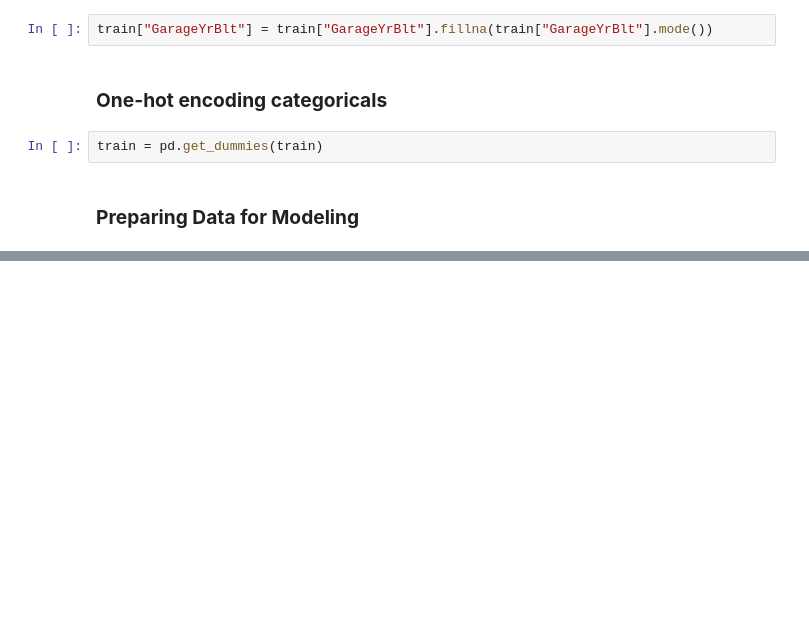
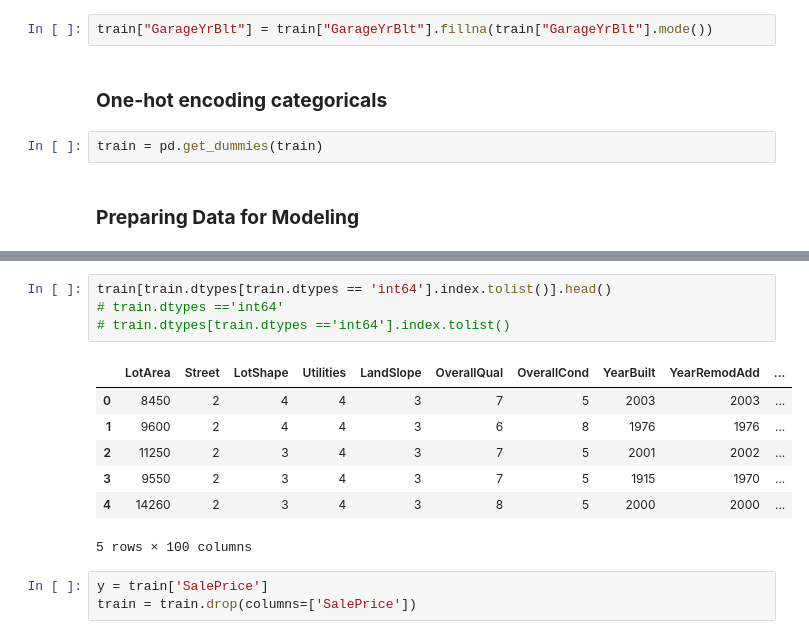
Before and after one commit to cleysonl/ML_Bootcamp_CLL, a Jupyter notebook: Advanced_ML_FeatureEngineering&Regularization.ipynb, the cells around one changed output, grey strips where cells are left out. Drawn from its saved outputs; the diff is of its cells as text; blank space fills up the shorter version.

```diff
--- a/Advanced_ML_FeatureEngineering&Regularization.ipynb
+++ b/Advanced_ML_FeatureEngineering&Regularization.ipynb
@@ -478,0 +503,15 @@ train = pd.get_dummies(train)
+# %%
+train[train.dtypes[train.dtypes == 'int64'].index.tolist()].head()
+# train.dtypes =='int64'
+# train.dtypes[train.dtypes =='int64'].index.tolist()
+# %% [output]
+|  | LotArea | Street | LotShape | Utilities | LandSlope | OverallQual | OverallCond | YearBuilt | YearRemodAdd | ... |
+| 0 | 8450 | 2 | 4 | 4 | 3 | 7 | 5 | 2003 | 2003 | ... |
+| 1 | 9600 | 2 | 4 | 4 | 3 | 6 | 8 | 1976 | 1976 | ... |
+| 2 | 11250 | 2 | 3 | 4 | 3 | 7 | 5 | 2001 | 2002 | ... |
+| 3 | 9550 | 2 | 3 | 4 | 3 | 7 | 5 | 1915 | 1970 | ... |
+| 4 | 14260 | 2 | 3 | 4 | 3 | 8 | 5 | 2000 | 2000 | ... |
+5 rows × 100 columns
+# %%
+y = train['SalePrice']
+train = train.drop(columns=['SalePrice'])
```
Also changed, not shown: parts of 8 cells of this notebook.
